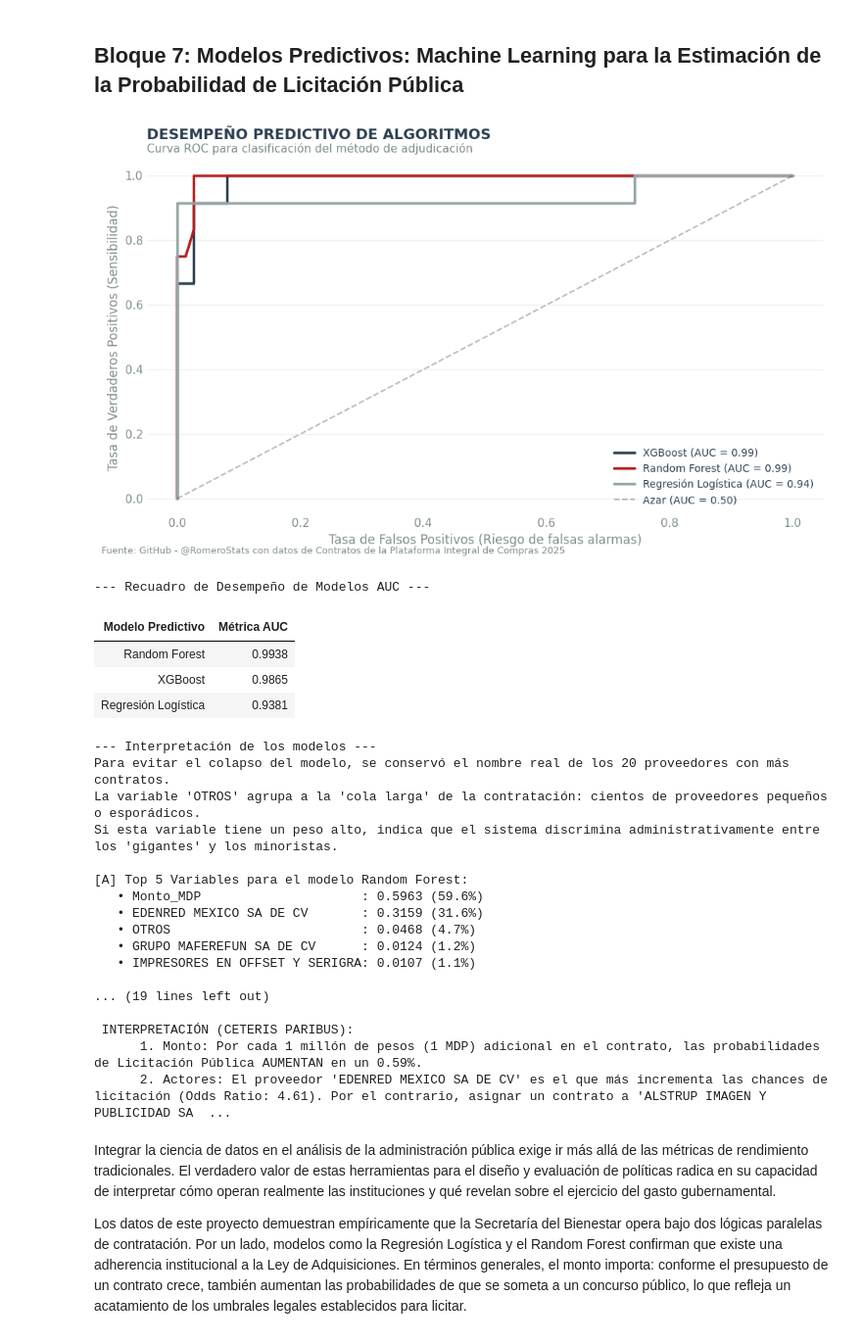
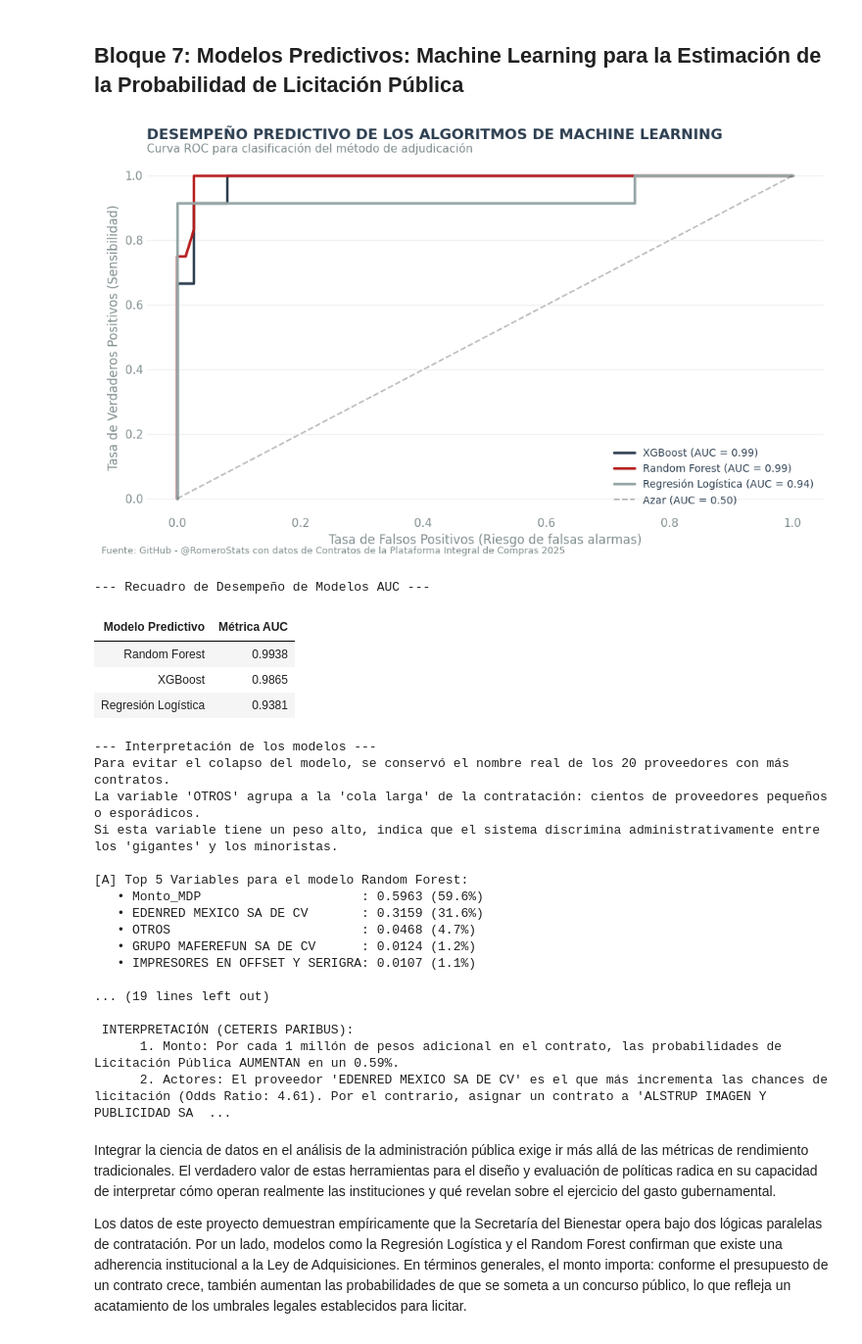
Before and after one commit to RomeroStats/welfare-spending-analysis-2025, a Jupyter notebook: Análisis_Contratos_Bienestar_2025.ipynb, the cells around one changed output. Shown at 98% size. Cells and saved outputs as stored; diff of their text form; code cells hidden in the pictures.

```diff
--- a/Análisis_Contratos_Bienestar_2025.ipynb
+++ b/Análisis_Contratos_Bienestar_2025.ipynb
@@ -471,7 +471,7 @@ if 'df_analisis' in locals() and not df_analisis.empty:
         plt.plot(fpr, tpr, color=color_linea, linewidth=2.5, label=f'{name} (AUC = {roc_auc:.2f})')
 
     plt.plot([0, 1], [0, 1], 'k--', alpha=0.3, label='Azar (AUC = 0.50)')
-    estilo_base(ax_roc, "Desempeño Predictivo de Algoritmos", "Curva ROC para clasificación del método de adjudicación")
+    estilo_base(ax_roc, "Desempeño Predictivo de los Algoritmos de Machine Learning", "Curva ROC para clasificación del método de adjudicación")
     plt.xlabel('Tasa de Falsos Positivos (Riesgo de falsas alarmas)')
     plt.ylabel('Tasa de Verdaderos Positivos (Sensibilidad)')
     plt.legend(loc='lower right', frameon=False, fontsize=10)
@@ -520,36 +520,36 @@ if 'df_analisis' in locals() and not df_analisis.empty:
     print("[C] Top 5 Variables para la Regresión Logística:")
 
     indice_monto = list(X.columns).index('Monto_MDP')
     std_monto = scaler.scale_[indice_monto]
     coefs_reales = lr_model.coef_[0].copy()
     coefs_reales[indice_monto] = coefs_reales[indice_monto] / std_monto
 
     coefs_lr = pd.Series(coefs_reales, index=X.columns)
     odds_ratios = np.exp(coefs_lr)
     top_5_lr = coefs_lr.abs().sort_values(ascending=False).head(5).index
 
     for col in top_5_lr:
         print(f"   • {col[:30]:<30} | Coef: {coefs_lr[col]:.4f} | Odds Ratio: {odds_ratios[col]:.4f}")
 
     print("\n INTERPRETACIÓN (CETERIS PARIBUS):")
     or_monto = odds_ratios['Monto_MDP']
     if or_monto > 1:
         inc = (or_monto - 1) * 100
-        print(f"      1. Monto: Por cada 1 millón de pesos (1 MDP) adicional en el contrato, las probabilidades de Licitación Pública AUMENTAN en un {inc:.2f}%.")
+        print(f"      1. Monto: Por cada 1 millón de pesos adicional en el contrato, las probabilidades de Licitación Pública AUMENTAN en un {inc:.2f}%.")
     else:
         dec = (1 - or_monto) * 100
-        print(f"      1. Monto: Por cada 1 millón de pesos (1 MDP) adicional en el contrato, las probabilidades de Licitación Pública DISMINUYEN en un {dec:.2f}%.")
+        print(f"      1. Monto: Por cada 1 millón de pesos adicional en el contrato, las probabilidades de Licitación Pública DISMINUYEN en un {dec:.2f}%.")
 
     proveedores_or = odds_ratios.drop('Monto_MDP')
     max_prov = proveedores_or.idxmax()
     min_prov = proveedores_or.idxmin()
 
     print(f"      2. Actores: El proveedor '{max_prov}' es el que más incrementa las chances de licitación (Odds Ratio: {proveedores_or[max_prov]:.2f}). Por el contrario, asignar un contrato a '{min_prov}' empuja drásticamente el proceso hacia una Adjudicación Directa/Invitación (Odds Ratio: {proveedores_or[min_prov]:.2f}).")
 
 else:
     print("No hay datos suficientes en 'df_analisis' para ejecutar los modelos.")
 # %% [output]
-[figure, old version]
+[figure, new version]
 --- Recuadro de Desempeño de Modelos AUC ---
 | Modelo Predictivo | Métrica AUC |
 | Random Forest | 0.9938 |
@@ -570,7 +570,7 @@ Si esta variable tiene un peso alto, indica que el sistema discrimina administra
 ... (19 lines left out)
 
  INTERPRETACIÓN (CETERIS PARIBUS):
-      1. Monto: Por cada 1 millón de pesos (1 MDP) adicional en el contrato, las probabilidades de Licitación Pública AUMENTAN en un 0.59%.
+      1. Monto: Por cada 1 millón de pesos adicional en el contrato, las probabilidades de Licitación Pública AUMENTAN en un 0.59%.
       2. Actores: El proveedor 'EDENRED MEXICO SA DE CV' es el que más incrementa las chances de licitación (Odds Ratio: 4.61). Por el contrario, asignar un contrato a 'ALSTRUP IMAGEN Y PUBLICIDAD SA  ...
 # %% [markdown]
 
```
Also changed, not shown: parts of 1 cell of this notebook.
